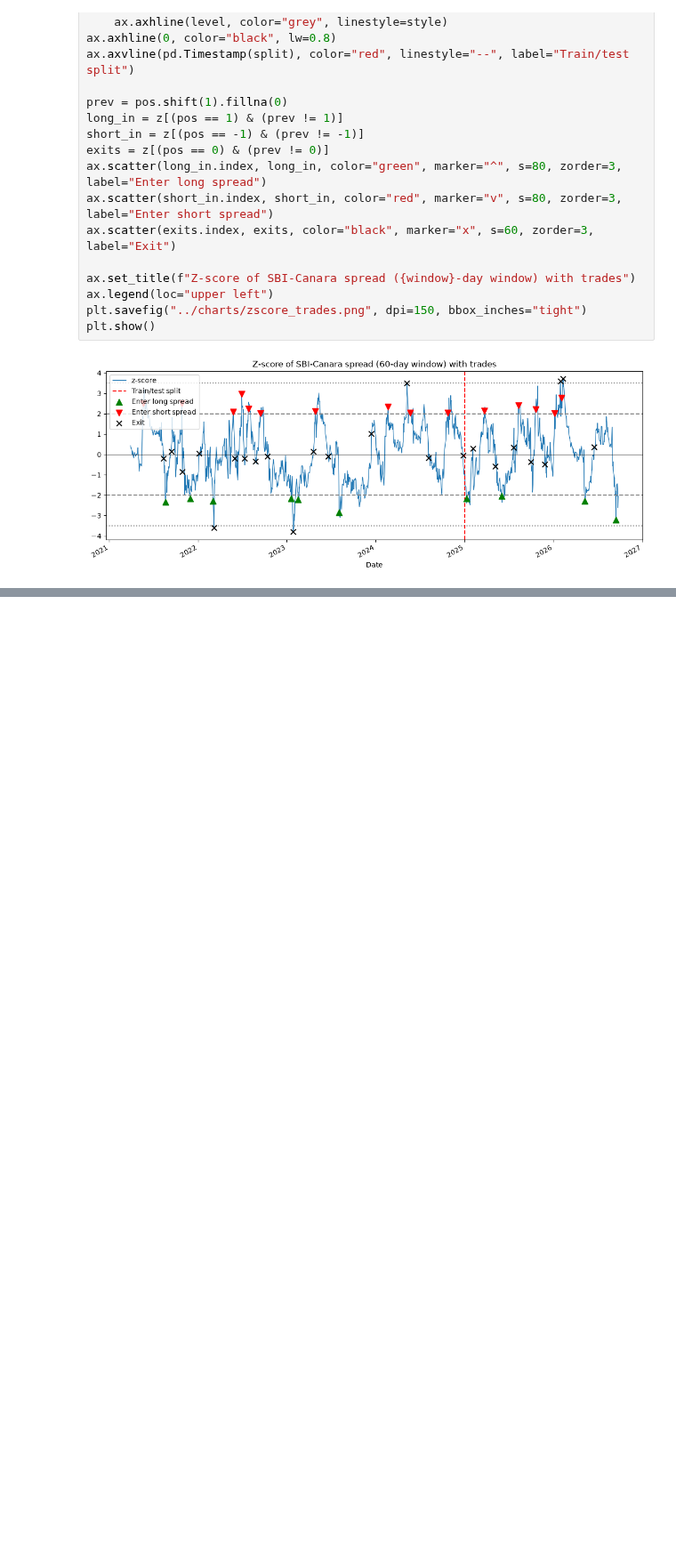
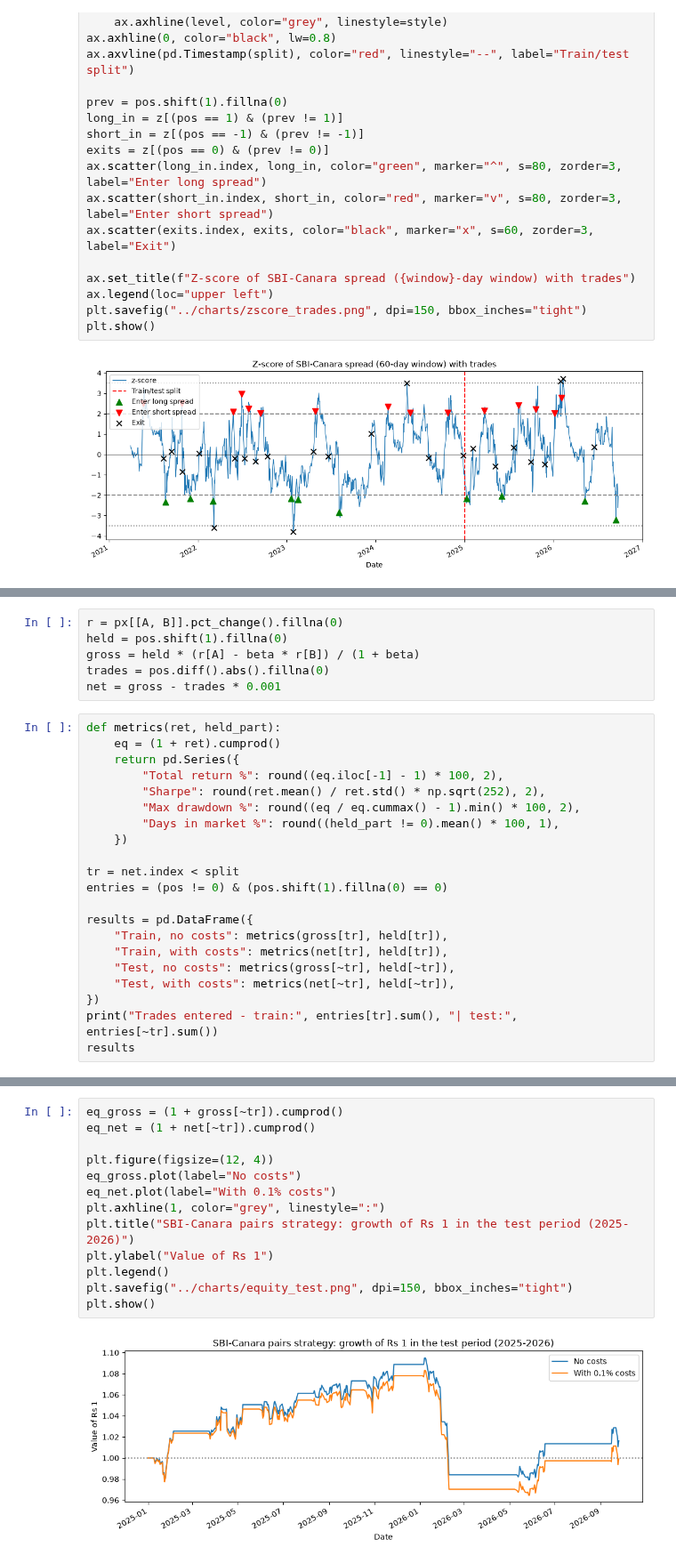
Before and after one commit to mystic0196/pairs-trading, a Jupyter notebook: notebooks/analysis.ipynb, the cells around one changed output, grey strips where cells are left out. Shown at 89% size. Cells and saved outputs as stored; diff of their text form; blank space fills up the shorter version.

Commit message:
Backtest and results, Lookahead comparison

```diff
--- a/notebooks/analysis.ipynb
+++ b/notebooks/analysis.ipynb
@@ -285,0 +293,27 @@ plt.show()
+# %%
+r = px[[A, B]].pct_change().fillna(0)
+held = pos.shift(1).fillna(0)
+gross = held * (r[A] - beta * r[B]) / (1 + beta)
+trades = pos.diff().abs().fillna(0)
+net = gross - trades * 0.001
+# %%
+def metrics(ret, held_part):
+    eq = (1 + ret).cumprod()
+    return pd.Series({
+        "Total return %": round((eq.iloc[-1] - 1) * 100, 2),
+        "Sharpe": round(ret.mean() / ret.std() * np.sqrt(252), 2),
+        "Max drawdown %": round((eq / eq.cummax() - 1).min() * 100, 2),
+        "Days in market %": round((held_part != 0).mean() * 100, 1),
+    })
+
+tr = net.index < split
+entries = (pos != 0) & (pos.shift(1).fillna(0) == 0)
+
+results = pd.DataFrame({
+    "Train, no costs": metrics(gross[tr], held[tr]),
+    "Train, with costs": metrics(net[tr], held[tr]),
+    "Test, no costs": metrics(gross[~tr], held[~tr]),
+    "Test, with costs": metrics(net[~tr], held[~tr]),
+})
+print("Trades entered - train:", entries[tr].sum(), "| test:", entries[~tr].sum())
+results
@@ -285,0 +327,15 @@ plt.show()
+# %%
+eq_gross = (1 + gross[~tr]).cumprod()
+eq_net = (1 + net[~tr]).cumprod()
+
+plt.figure(figsize=(12, 4))
+eq_gross.plot(label="No costs")
+eq_net.plot(label="With 0.1% costs")
+plt.axhline(1, color="grey", linestyle=":")
+plt.title("SBI-Canara pairs strategy: growth of Rs 1 in the test period (2025-2026)")
+plt.ylabel("Value of Rs 1")
+plt.legend()
+plt.savefig("../charts/equity_test.png", dpi=150, bbox_inches="tight")
+plt.show()
+# %% [output]
+[figure, added]
```
Also changed, not shown: parts of 3 cells of this notebook, 1 other file.
